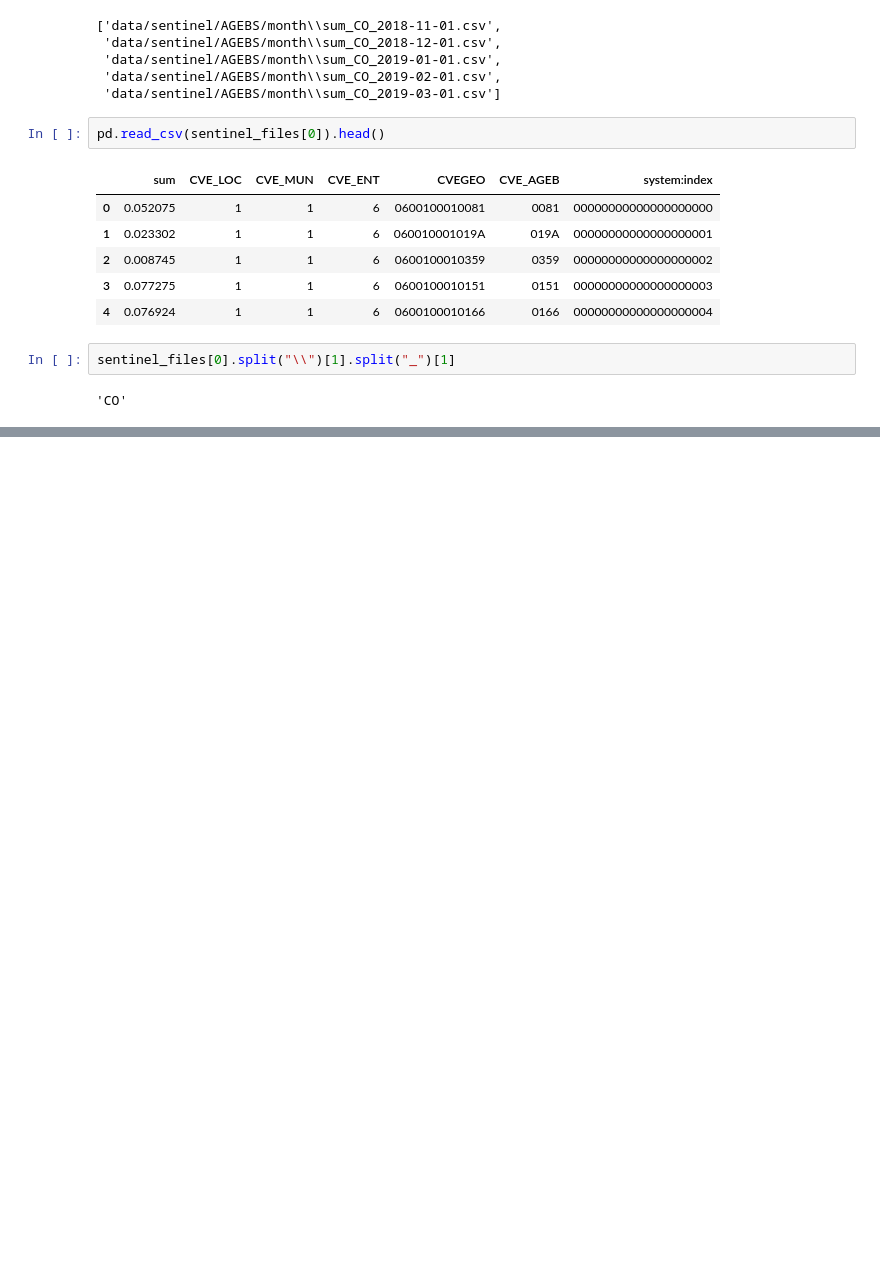
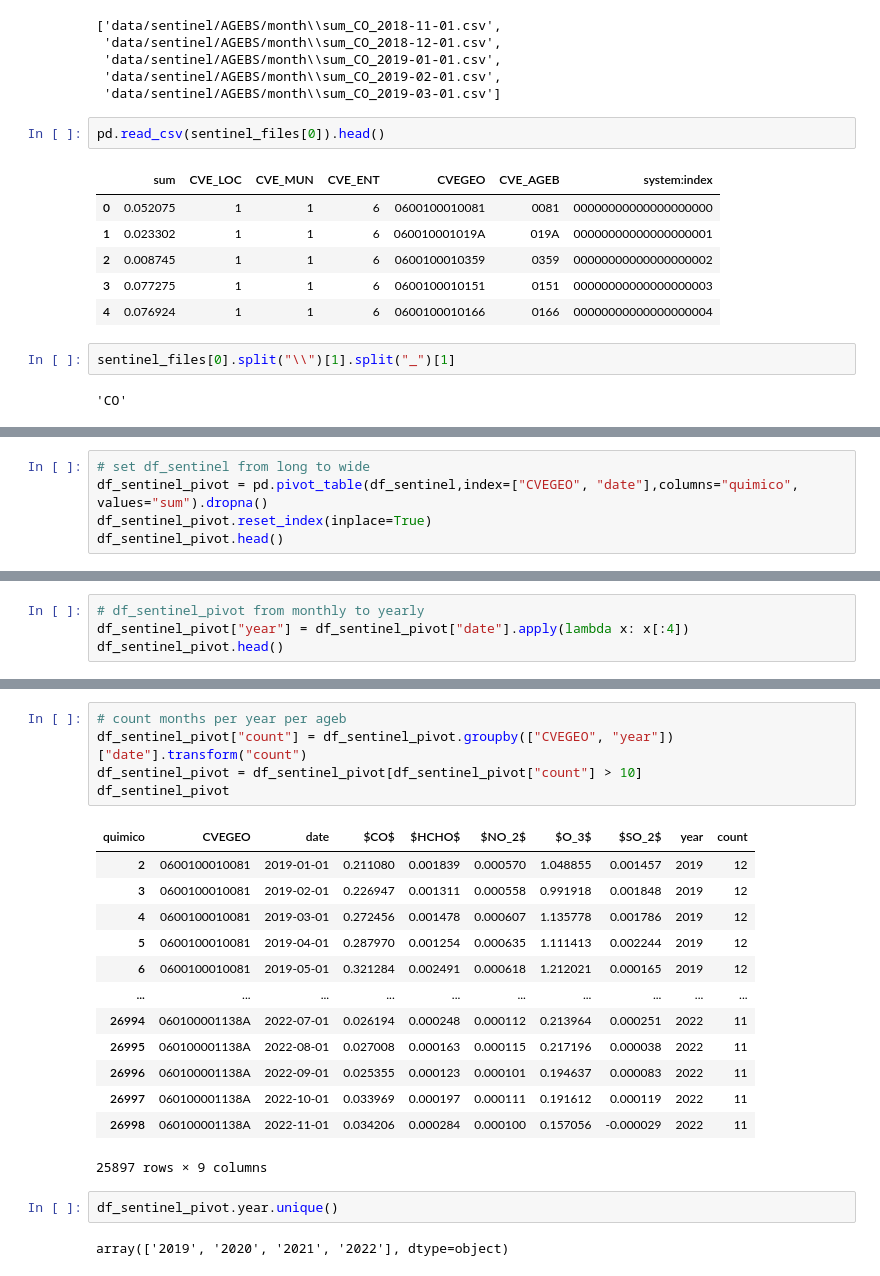
Before and after one commit to pcorner10/pronaces_analisis, a Jupyter notebook: reclasificacion2023.ipynb, the cells around one changed output, grey strips where cells are left out. Drawn from its saved outputs; the diff is of its cells as text; blank space fills up the shorter version.

```diff
--- a/reclasificacion2023.ipynb
+++ b/reclasificacion2023.ipynb
@@ -71,0 +73,5 @@ df_sentinel.head()
+# %%
+# set df_sentinel from long to wide
+df_sentinel_pivot = pd.pivot_table(df_sentinel,index=["CVEGEO", "date"],columns="quimico", values="sum").dropna()
+df_sentinel_pivot.reset_index(inplace=True)
+df_sentinel_pivot.head()
@@ -71,0 +85,4 @@ df_sentinel.head()
+# %%
+# df_sentinel_pivot from monthly to yearly
+df_sentinel_pivot["year"] = df_sentinel_pivot["date"].apply(lambda x: x[:4])
+df_sentinel_pivot.head()
@@ -71,0 +96,23 @@ df_sentinel.head()
+# %%
+# count months per year per ageb
+df_sentinel_pivot["count"] = df_sentinel_pivot.groupby(["CVEGEO", "year"])["date"].transform("count")
+df_sentinel_pivot = df_sentinel_pivot[df_sentinel_pivot["count"] > 10]
+df_sentinel_pivot
+# %% [output]
+| quimico | CVEGEO | date | $CO$ | $HCHO$ | $NO_2$ | $O_3$ | $SO_2$ | year | count |
+| 2 | 0600100010081 | 2019-01-01 | 0.211080 | 0.001839 | 0.000570 | 1.048855 | 0.001457 | 2019 | 12 |
+| 3 | 0600100010081 | 2019-02-01 | 0.226947 | 0.001311 | 0.000558 | 0.991918 | 0.001848 | 2019 | 12 |
+| 4 | 0600100010081 | 2019-03-01 | 0.272456 | 0.001478 | 0.000607 | 1.135778 | 0.001786 | 2019 | 12 |
+| 5 | 0600100010081 | 2019-04-01 | 0.287970 | 0.001254 | 0.000635 | 1.111413 | 0.002244 | 2019 | 12 |
+| 6 | 0600100010081 | 2019-05-01 | 0.321284 | 0.002491 | 0.000618 | 1.212021 | 0.000165 | 2019 | 12 |
+| ... | ... | ... | ... | ... | ... | ... | ... | ... | ... |
+| 26994 | 060100001138A | 2022-07-01 | 0.026194 | 0.000248 | 0.000112 | 0.213964 | 0.000251 | 2022 | 11 |
+| 26995 | 060100001138A | 2022-08-01 | 0.027008 | 0.000163 | 0.000115 | 0.217196 | 0.000038 | 2022 | 11 |
+| 26996 | 060100001138A | 2022-09-01 | 0.025355 | 0.000123 | 0.000101 | 0.194637 | 0.000083 | 2022 | 11 |
+| 26997 | 060100001138A | 2022-10-01 | 0.033969 | 0.000197 | 0.000111 | 0.191612 | 0.000119 | 2022 | 11 |
+| 26998 | 060100001138A | 2022-11-01 | 0.034206 | 0.000284 | 0.000100 | 0.157056 | -0.000029 | 2022 | 11 |
+25897 rows × 9 columns
+# %%
+df_sentinel_pivot.year.unique()
+# %% [output]
+array(['2019', '2020', '2021', '2022'], dtype=object)
```
Also changed, not shown: parts of 18 cells of this notebook, 2 other files.
